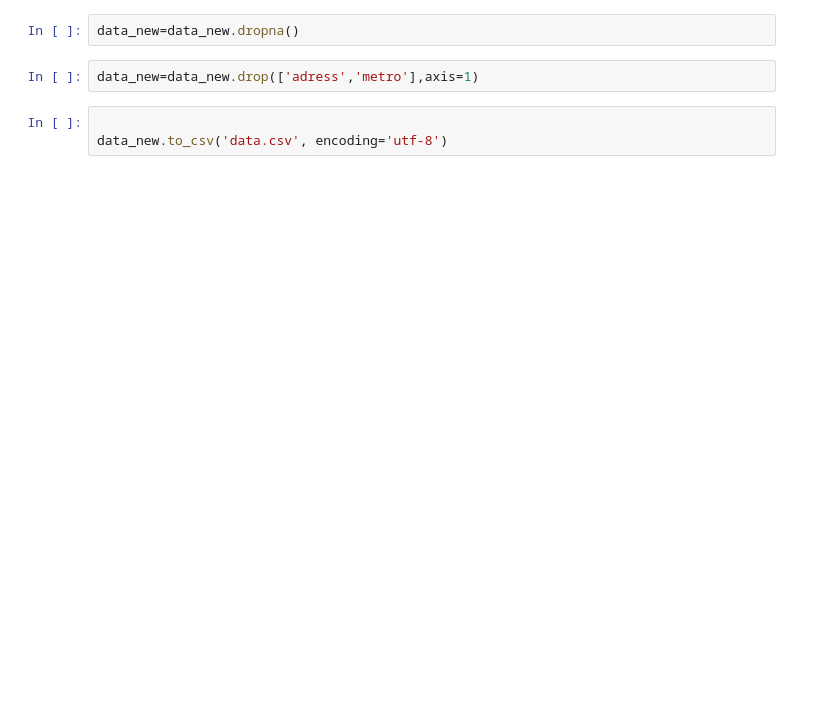
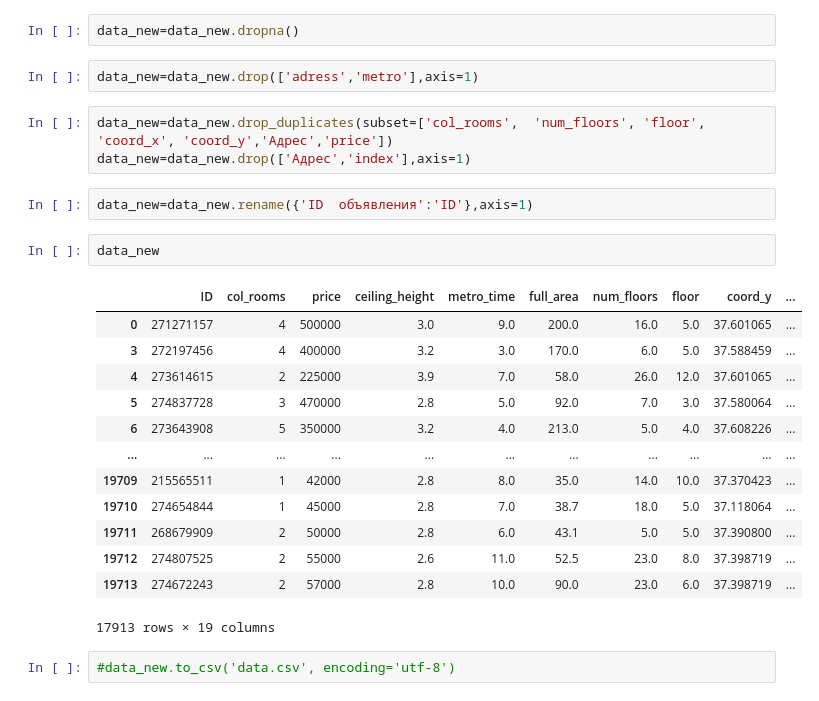
Before and after one commit to romnatall/real_estate_EDA, a Jupyter notebook: preprocessing.ipynb, the cells around one changed output. Drawn from its saved outputs; the diff is of its cells as text; blank space fills up the shorter version.

```diff
--- a/preprocessing.ipynb
+++ b/preprocessing.ipynb
@@ -540,6 +403,26 @@ data_new.describe()
 data_new=data_new.dropna()
 # %%
 data_new=data_new.drop(['adress','metro'],axis=1)
+# %%
+data_new=data_new.drop_duplicates(subset=['col_rooms',  'num_floors', 'floor', 'coord_x', 'coord_y','Адрес','price'])
+data_new=data_new.drop(['Адрес','index'],axis=1)
+# %%
+data_new=data_new.rename({'ID  объявления':'ID'},axis=1)
+# %%
+data_new
+# %% [output]
+|  | ID | col_rooms | price | ceiling_height | metro_time | full_area | num_floors | floor | coord_y | ... |
+| 0 | 271271157 | 4 | 500000 | 3.0 | 9.0 | 200.0 | 16.0 | 5.0 | 37.601065 | ... |
+| 3 | 272197456 | 4 | 400000 | 3.2 | 3.0 | 170.0 | 6.0 | 5.0 | 37.588459 | ... |
+| 4 | 273614615 | 2 | 225000 | 3.9 | 7.0 | 58.0 | 26.0 | 12.0 | 37.601065 | ... |
+| 5 | 274837728 | 3 | 470000 | 2.8 | 5.0 | 92.0 | 7.0 | 3.0 | 37.580064 | ... |
+| 6 | 273643908 | 5 | 350000 | 3.2 | 4.0 | 213.0 | 5.0 | 4.0 | 37.608226 | ... |
+| ... | ... | ... | ... | ... | ... | ... | ... | ... | ... | ... |
+| 19709 | 215565511 | 1 | 42000 | 2.8 | 8.0 | 35.0 | 14.0 | 10.0 | 37.370423 | ... |
+| 19710 | 274654844 | 1 | 45000 | 2.8 | 7.0 | 38.7 | 18.0 | 5.0 | 37.118064 | ... |
+| 19711 | 268679909 | 2 | 50000 | 2.8 | 6.0 | 43.1 | 5.0 | 5.0 | 37.390800 | ... |
+| 19712 | 274807525 | 2 | 55000 | 2.6 | 11.0 | 52.5 | 23.0 | 8.0 | 37.398719 | ... |
+| 19713 | 274672243 | 2 | 57000 | 2.8 | 10.0 | 90.0 | 23.0 | 6.0 | 37.398719 | ... |
+17913 rows × 19 columns
 # %%
-
-data_new.to_csv('data.csv', encoding='utf-8')
+#data_new.to_csv('data.csv', encoding='utf-8')
```
Also changed, not shown: parts of 22 cells of this notebook.
